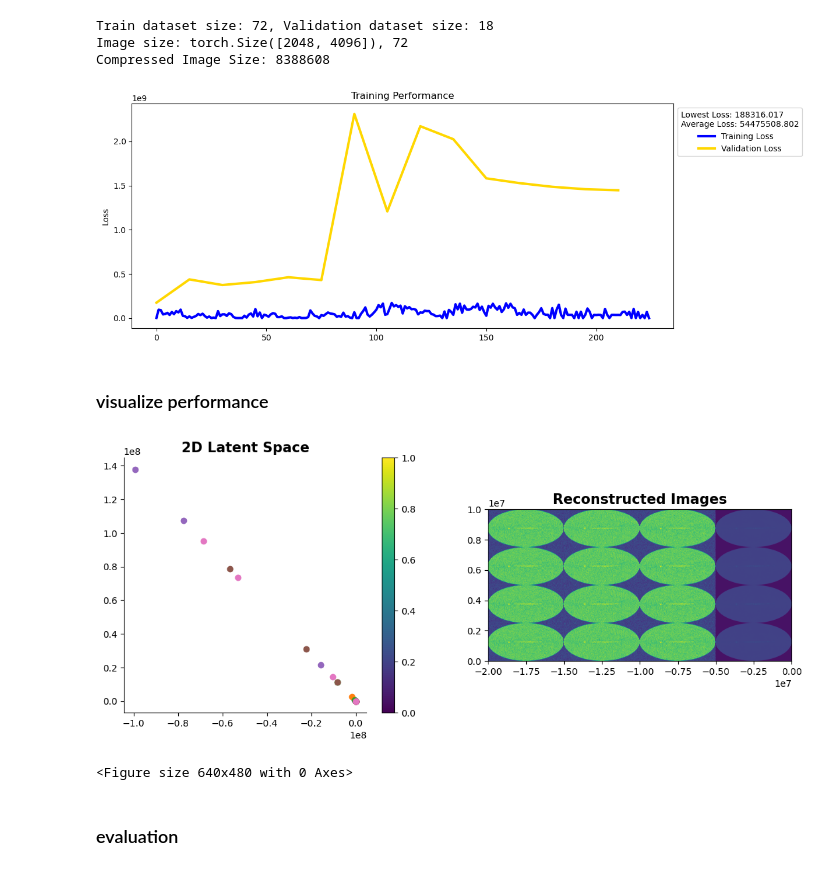
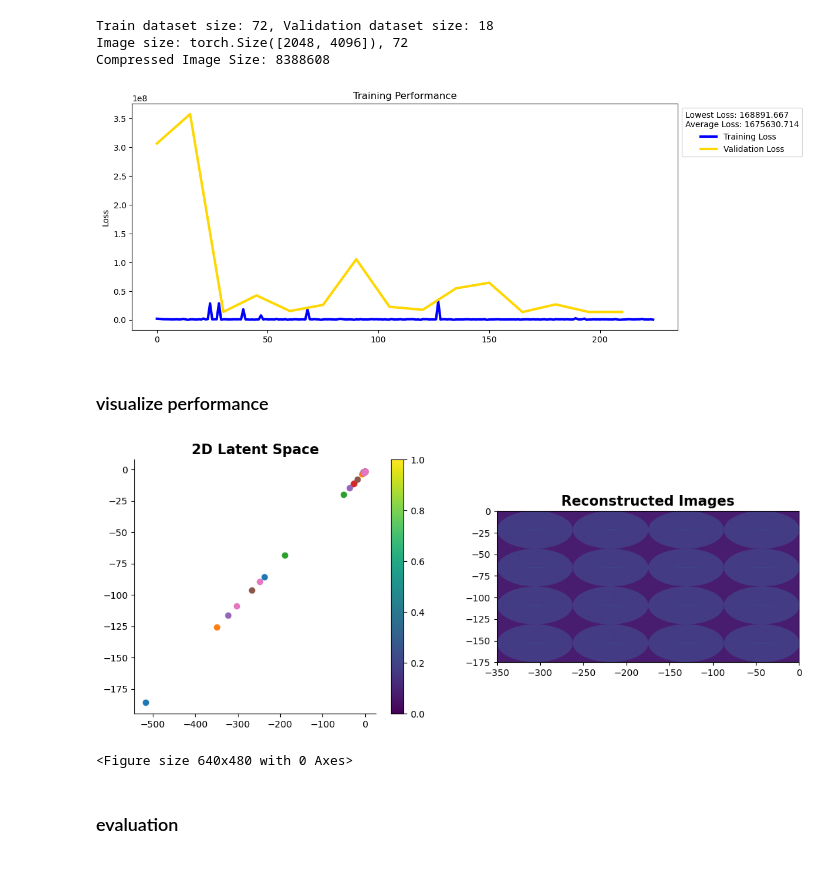
Before and after one commit to emmabacarra/cmbresearch, a Jupyter notebook: cmb vae.ipynb, the cells around one changed output. Drawn from its saved outputs; the diff is of its cells as text; code cells hidden in the pictures.

Commit message:
drop=0.7, loss decreased a lot!

```diff
--- a/cmb vae.ipynb
+++ b/cmb vae.ipynb
@@ -244,7 +244,7 @@ def plot_latent(model, data, num_batches=batch_size):
             plt.colorbar()
             break
 
-def plot_reconstructed(model, rangex=(-5, 10), rangey=(-10, 5), n=12):
+def plot_reconstructed(model, rangex, rangey, n=12):
     '''
     range in the latent space to generate:
         rangex = range of x values
@@ -281,7 +281,7 @@ model = vae(
         hidden_dim=4, # memory issue at 512
         num_layers=2, # memory issue at 392
         latent_dim=2,
-        leak=0.0000001, drop=0.1
+        leak=0.0000001, drop=0.7
     ).to(device)
 
 optimizer = Adam(model.parameters(), lr=0.1, weight_decay=1e-3)
@@ -290,23 +290,23 @@ train(model, optimizer, epochs=15,
       loss_list=losses, val_list=validation, x_dim=img_size
     )
 # %% [output]
-[figure, old version]
+[figure, new version]
 # %% [markdown]
 ### visualize performance
 # %%
 plt.figure(figsize = (13, 5))
 
 plt.subplot(1, 2, 1)
 plt.title("2D Latent Space", fontsize = 15, fontweight = 'bold')
 plot_latent(model, train_loader, num_batches=batch_size)
 sns.despine()
 
 plt.subplot(1, 2, 2)
 plt.title("Reconstructed Images", fontsize = 15, fontweight = 'bold')
-plot_reconstructed(model, n=4, rangex=(-2e7, 0), rangey=(0, 1e7)) # 2048x4096 --> 1:2 ratio of height:width
+plot_reconstructed(model, n=4, rangex=(-350, 0), rangey=(-175, 0)) # 4096x2048 aspect ratio --> 2:1 for width:height
 sns.despine()
 # %% [output]
-[figure, old version]
+[figure, new version]
 <Figure size 640x480 with 0 Axes>
 # %% [markdown]
 ### evaluation
```
Also changed, not shown: parts of 1 cell of this notebook.
